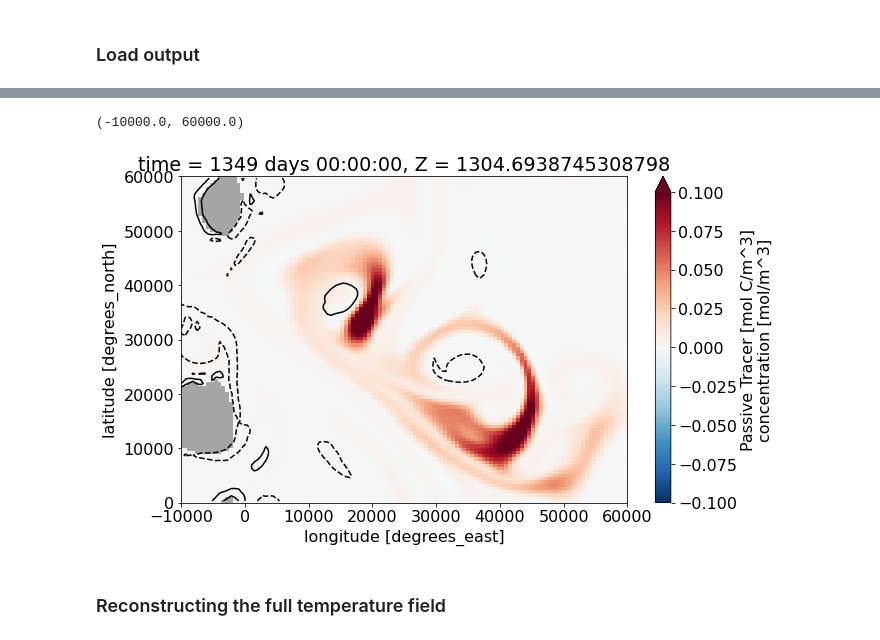
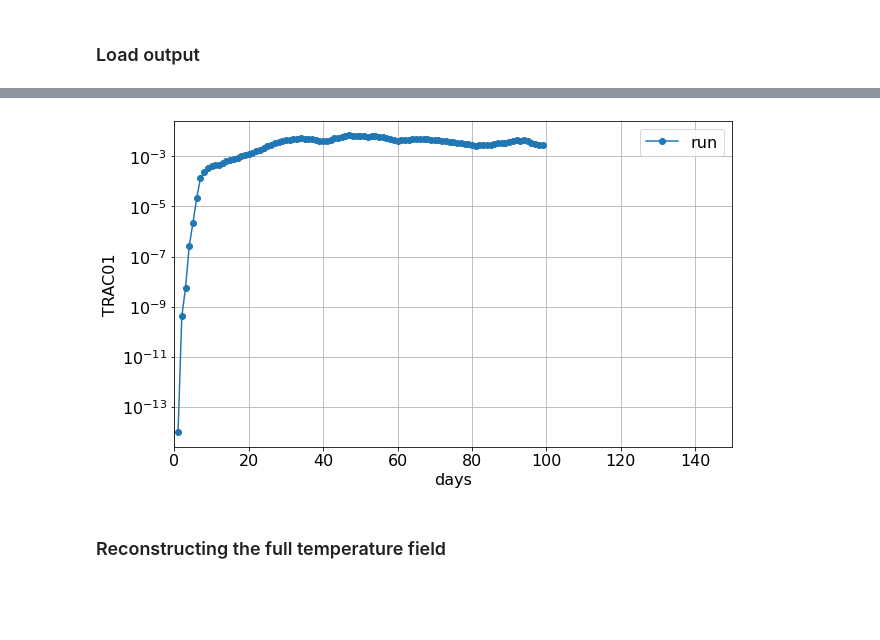
Before and after one commit to hdrake/bblturb, a Jupyter notebook: notebooks/BBTRE_tracer_analysis/1_compute_tracer_moments.ipynb, the cells around one changed output, grey strips where cells are left out. Saved outputs shown, nothing was run; the diff lists cells and outputs as text; code cells hidden in the pictures; blank space fills up the shorter version.

```diff
--- a/notebooks/BBTRE_tracer_analysis/1_compute_tracer_moments.ipynb
+++ b/notebooks/BBTRE_tracer_analysis/1_compute_tracer_moments.ipynb
@@ -60,16 +49,10 @@ plt.grid(True)
-# %%
-t = -1
-Z= 1300
-
-vlim = 1e-1
-
-ds['TRAC01'] = ds['TRAC01'].where(ds['hFacC']!=0.)
-ds['TRAC01'].sel(Z=Z, method='nearest').isel(time=t).plot(cmap=div_cmap, vmin=-vlim, vmax=vlim)
-(ζ/f).sel(Z=Z, method='nearest').isel(time=t).plot.contour(colors='k', levels=[-0.15, 0.15])
-plt.xlim([-10e3, 60e3])
-# %% [output]
-(-10000.0, 60000.0)
-[figure, removed]
+# %%
+(-ds['TRAC01'].min(['XC', 'YC', 'Z'])).plot(marker='o', x='days', yscale='log', label=runname)
+plt.xlim([0, 150])
+plt.legend()
+plt.grid(True)
+# %% [output]
+[figure, added]
 # %% [markdown]
 ### Reconstructing the full temperature field
 # %%
```
Also changed, not shown: parts of 4 cells of this notebook, 8 other files.
